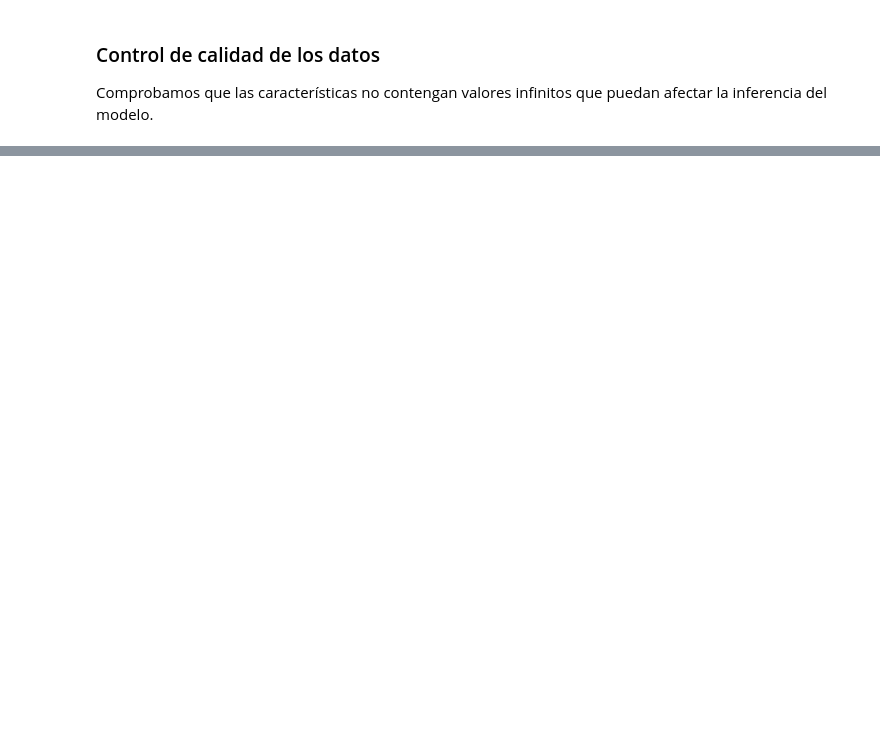
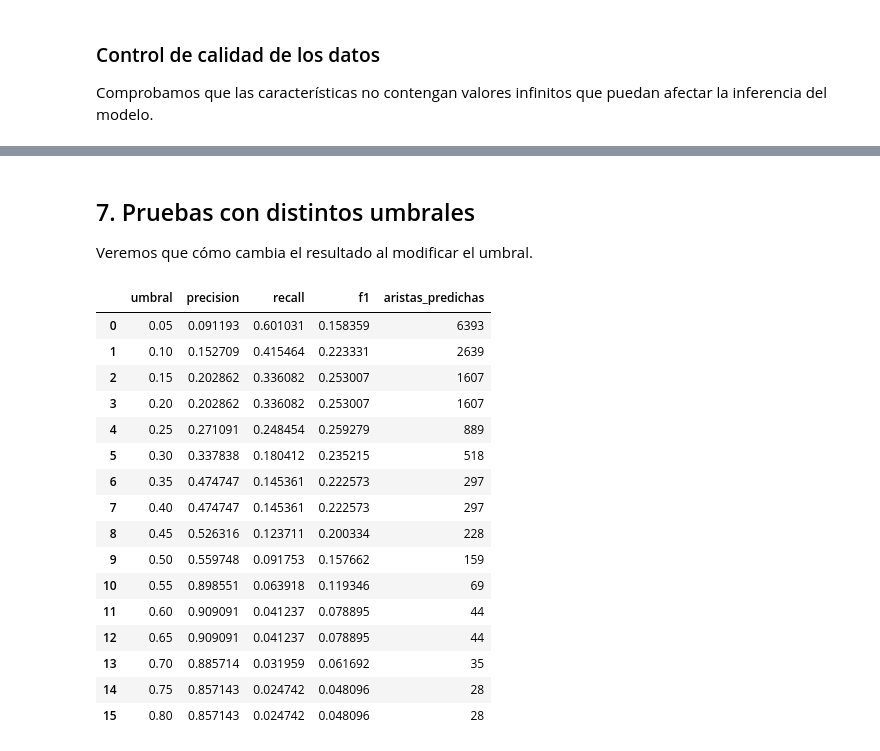
Before and after one commit to tooni-go/Tp-Grafos-ML, a Jupyter notebook: notebooks/Test_modelo_ML.ipynb, the cells around one changed output, grey strips where cells are left out. Drawn from its saved outputs; the diff is of its cells as text; code cells hidden in the pictures; blank space fills up the shorter version.

```diff
--- a/notebooks/Test_modelo_ML.ipynb
+++ b/notebooks/Test_modelo_ML.ipynb
@@ -91,0 +352,43 @@ print("Valores infinitos:", valores_infinitos)
+# %% [markdown]
+## 7. Pruebas con distintos umbrales
+
+Veremos que cómo cambia el resultado al modificar el umbral.
+# %%
+from sklearn.metrics import precision_score, recall_score, f1_score
+
+umbrales = np.arange(0.05, 0.81, 0.05)
+
+resultados_umbrales = []
+
+for umbral in umbrales:
+    pred = (probabilidades >= umbral).astype(int)
+
+    resultados_umbrales.append({
+        "umbral": round(umbral, 2),
+        "precision": precision_score(y_test, pred, zero_division=0),
+        "recall": recall_score(y_test, pred, zero_division=0),
+        "f1": f1_score(y_test, pred, zero_division=0),
+        "aristas_predichas": int(pred.sum())
+    })
+
+df_umbrales = pd.DataFrame(resultados_umbrales)
+
+display(df_umbrales)
+# %% [output]
+|  | umbral | precision | recall | f1 | aristas_predichas |
+| 0 | 0.05 | 0.091193 | 0.601031 | 0.158359 | 6393 |
+| 1 | 0.10 | 0.152709 | 0.415464 | 0.223331 | 2639 |
+| 2 | 0.15 | 0.202862 | 0.336082 | 0.253007 | 1607 |
+| 3 | 0.20 | 0.202862 | 0.336082 | 0.253007 | 1607 |
+| 4 | 0.25 | 0.271091 | 0.248454 | 0.259279 | 889 |
+| 5 | 0.30 | 0.337838 | 0.180412 | 0.235215 | 518 |
+| 6 | 0.35 | 0.474747 | 0.145361 | 0.222573 | 297 |
+| 7 | 0.40 | 0.474747 | 0.145361 | 0.222573 | 297 |
+| 8 | 0.45 | 0.526316 | 0.123711 | 0.200334 | 228 |
+| 9 | 0.50 | 0.559748 | 0.091753 | 0.157662 | 159 |
+| 10 | 0.55 | 0.898551 | 0.063918 | 0.119346 | 69 |
+| 11 | 0.60 | 0.909091 | 0.041237 | 0.078895 | 44 |
+| 12 | 0.65 | 0.909091 | 0.041237 | 0.078895 | 44 |
+| 13 | 0.70 | 0.885714 | 0.031959 | 0.061692 | 35 |
+| 14 | 0.75 | 0.857143 | 0.024742 | 0.048096 | 28 |
+| 15 | 0.80 | 0.857143 | 0.024742 | 0.048096 | 28 |
```
Also changed, not shown: parts of 20 cells of this notebook, 1 other file.
